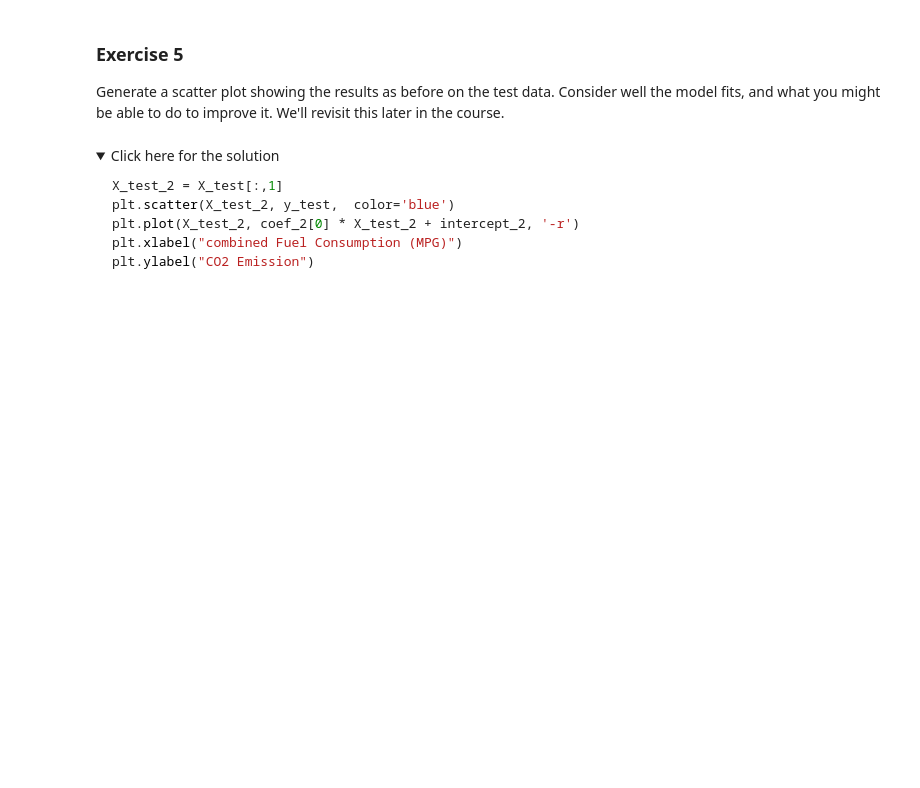
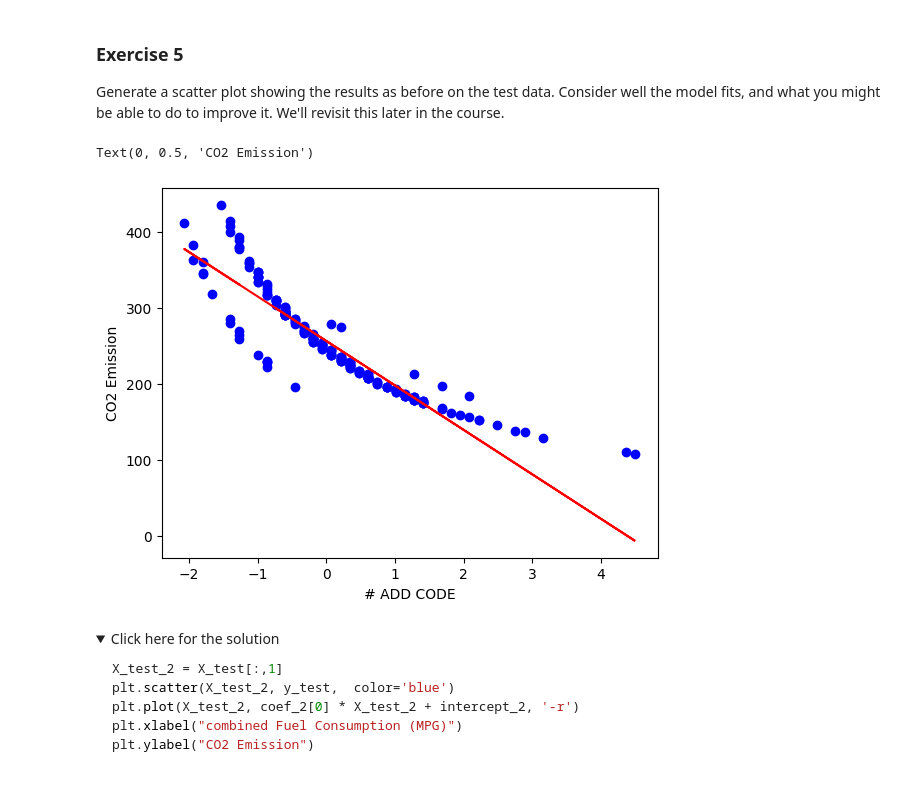
Before and after one commit to xudaiyanzi/mlAlgorithm, a Jupyter notebook: Mulitple-Linear-Regression-v1.ipynb, the cells around one changed output. Saved outputs shown, nothing was run; the diff lists cells and outputs as text; code cells hidden in the pictures; folded sections open; blank space fills up the shorter version.

Commit message:
done with multiple linear

```diff
--- a/Mulitple-Linear-Regression-v1.ipynb
+++ b/Mulitple-Linear-Regression-v1.ipynb
@@ -334,4 +409,10 @@ plt.ylabel("CO2 Emission")
 ### Exercise 4
 Repeat the same modeling but use FUELCONSUMPTION_COMB_MPG as the independent variable instead. Display the model coefficients including the intercept.
 # %%
-X_train_2 = # ADD CODE
+X_train_2 = X_train[:,1]
+regressor_2 = linear_model.LinearRegression()
+regressor_2.fit(X_train_2.reshape(-1, 1), y_train)
+coef_2 =  regressor_2.coef_
+intercept_2 = regressor_2.intercept_
+print ('Coefficients: ',coef_2)
+print ('Intercept: ',intercept_2)
@@ -355,11 +439,14 @@ Generate a scatter plot showing the results as before on the test data.
 Consider  well the model fits, and what you might be able to do to improve it. We'll revisit this later in the course.
 # %%
 # write your code here
-X_test_2 = X_test[:,# ADD CODE]
-plt.scatter(X_test_2, # ADD CODE,  color='blue')
-plt.plot(X_test_2, # ADD CODE, '-r')
+X_test_2 = X_test[:,1]
+plt.scatter(X_test_2, y_test,  color='blue')
+plt.plot(X_test_2, X_test_2*coef_2[0] + intercept_2, '-r')
 plt.xlabel("# ADD CODE")
 plt.ylabel("CO2 Emission")
+# %% [output]
+Text(0, 0.5, 'CO2 Emission')
+[figure, added]
 # %% [markdown]
 <details><summary>Click here for the solution</summary>
 
```
Also changed, not shown: parts of 16 cells of this notebook.
